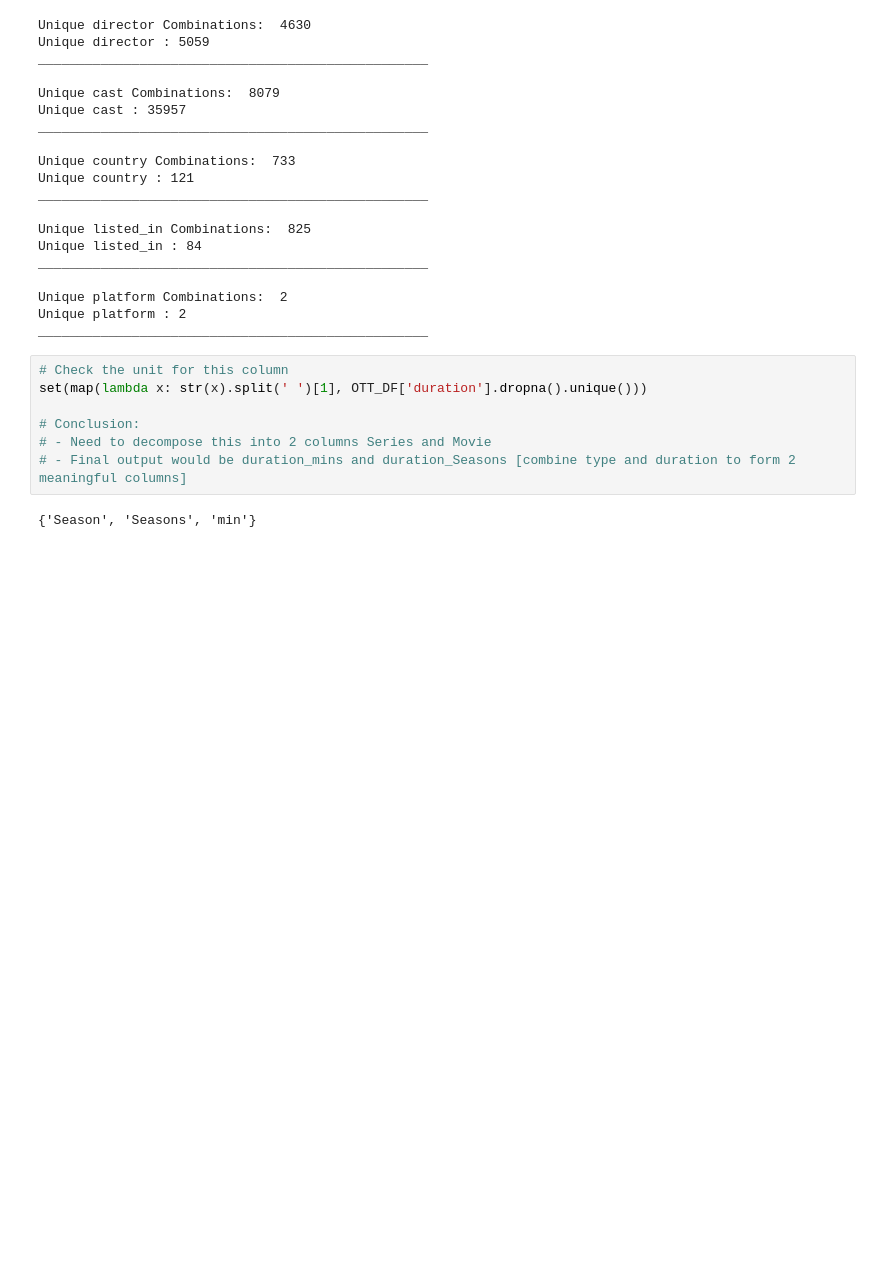
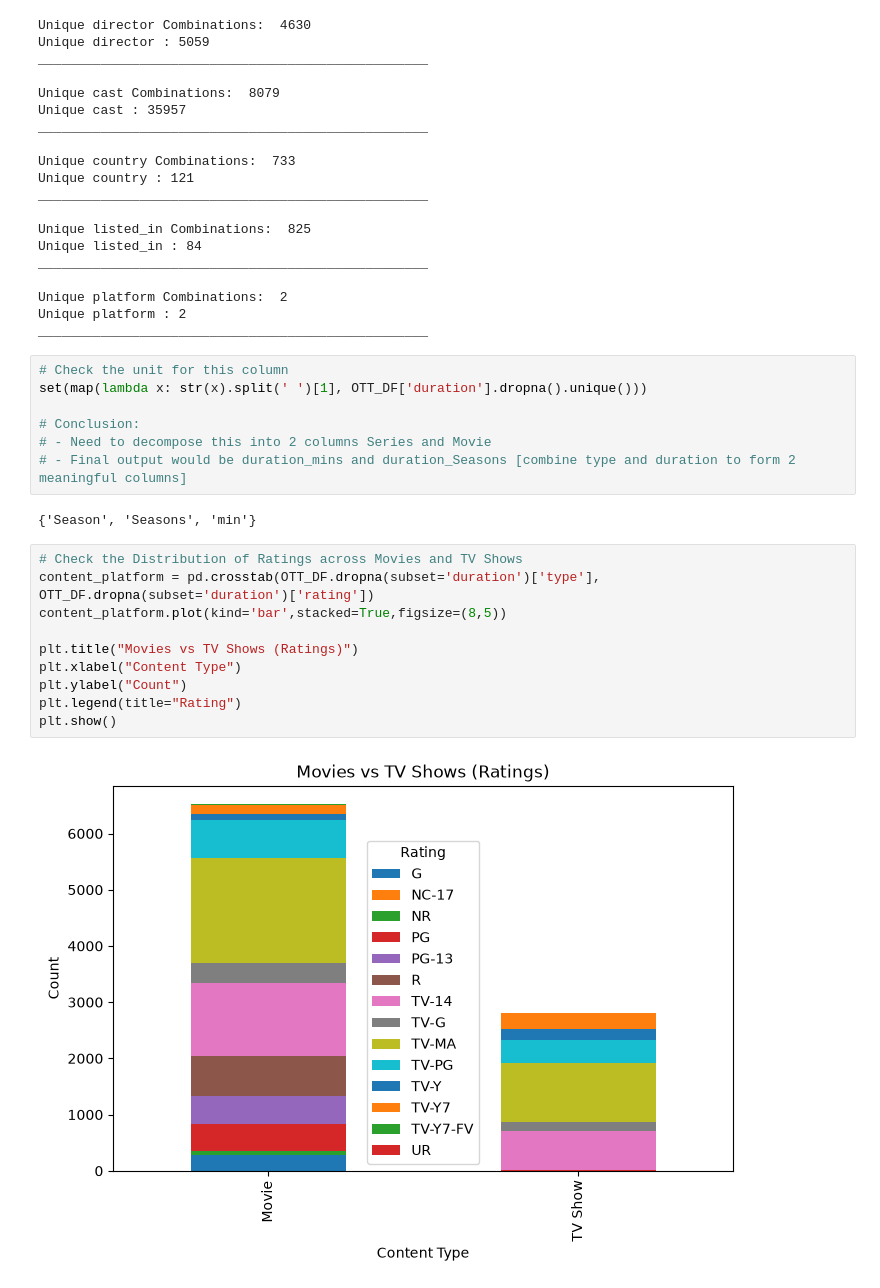
Before and after one commit to rishab311097/rishab-ensemble, a Jupyter notebook: EDA.ipynb, the cells around one changed output. Drawn from its saved outputs; the diff is of its cells as text; blank space fills up the shorter version.

```diff
--- a/EDA.ipynb
+++ b/EDA.ipynb
@@ -169,3 +160,15 @@ set(map(lambda x: str(x).split(' ')[1], OTT_DF['duration'].dropna().unique()))
 # - Final output would be duration_mins and duration_Seasons [combine type and duration to form 2 meaningful columns]
 # %% [output]
 {'Season', 'Seasons', 'min'}
+# %%
+# Check the Distribution of Ratings across Movies and TV Shows
+content_platform = pd.crosstab(OTT_DF.dropna(subset='duration')['type'], OTT_DF.dropna(subset='duration')['rating'])
+content_platform.plot(kind='bar',stacked=True,figsize=(8,5))
+
+plt.title("Movies vs TV Shows (Ratings)")
+plt.xlabel("Content Type")
+plt.ylabel("Count")
+plt.legend(title="Rating")
+plt.show()
+# %% [output]
+[figure, added]
```
Also changed, not shown: parts of 11 cells of this notebook, 6 other files.
